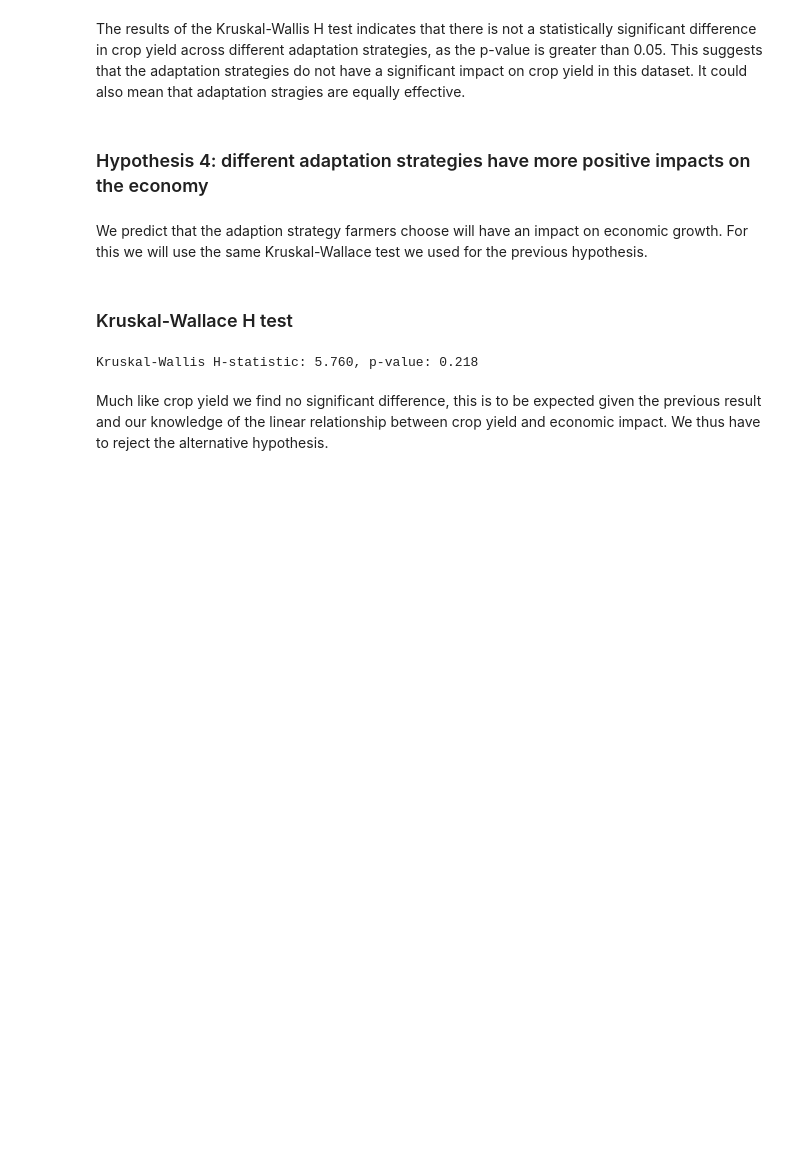
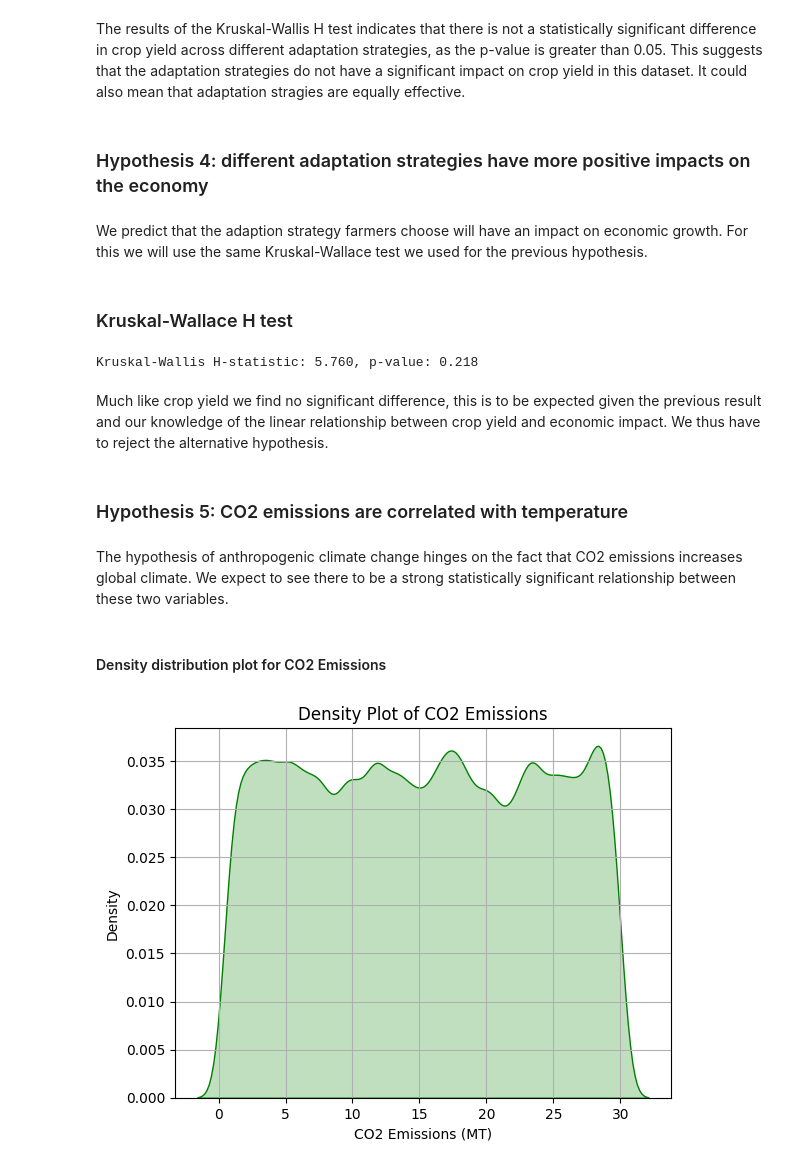
Before and after one commit to Janeweightman/Climate-Change-Impact-on-Agriculture-, a Jupyter notebook: jupyter_notebooks/statistical-analysis.ipynb, the cells around one changed output. Cells and saved outputs as stored; diff of their text form; code cells hidden in the pictures; blank space fills up the shorter version.

Commit message:
add temp and CO2 density distribution charts

```diff
--- a/jupyter_notebooks/statistical-analysis.ipynb
+++ b/jupyter_notebooks/statistical-analysis.ipynb
@@ -159,3 +159,18 @@ print(f"Kruskal-Wallis H-statistic: {h_stat:.3f}, p-value: {p_val:.3f}")
 Kruskal-Wallis H-statistic: 5.760, p-value: 0.218
 # %% [markdown]
 Much like crop yield we find no significant difference, this is to be expected given the previous result and our knowledge of the linear relationship between crop yield and economic impact. We thus have to reject the alternative hypothesis.
+# %% [markdown]
+### Hypothesis 5: CO2 emissions are correlated with temperature
+# %% [markdown]
+The hypothesis of anthropogenic climate change hinges on the fact that CO2 emissions increases global climate. We expect to see there to be a strong statistically significant relationship between these two variables.
+# %% [markdown]
+#### Density distribution plot for CO2 Emissions
+# %%
+sns.kdeplot(data=df, x='CO2_Emissions_MT', fill=True, color='green', bw_adjust=0.5) #This was created with help from co-pilot
+plt.title('Density Plot of CO2 Emissions')
+plt.xlabel('CO2 Emissions (MT)')
+plt.ylabel('Density')
+plt.grid(True)
+plt.show()
+# %% [output]
+[figure, added]
```
Also changed, not shown: parts of 5 cells of this notebook.
